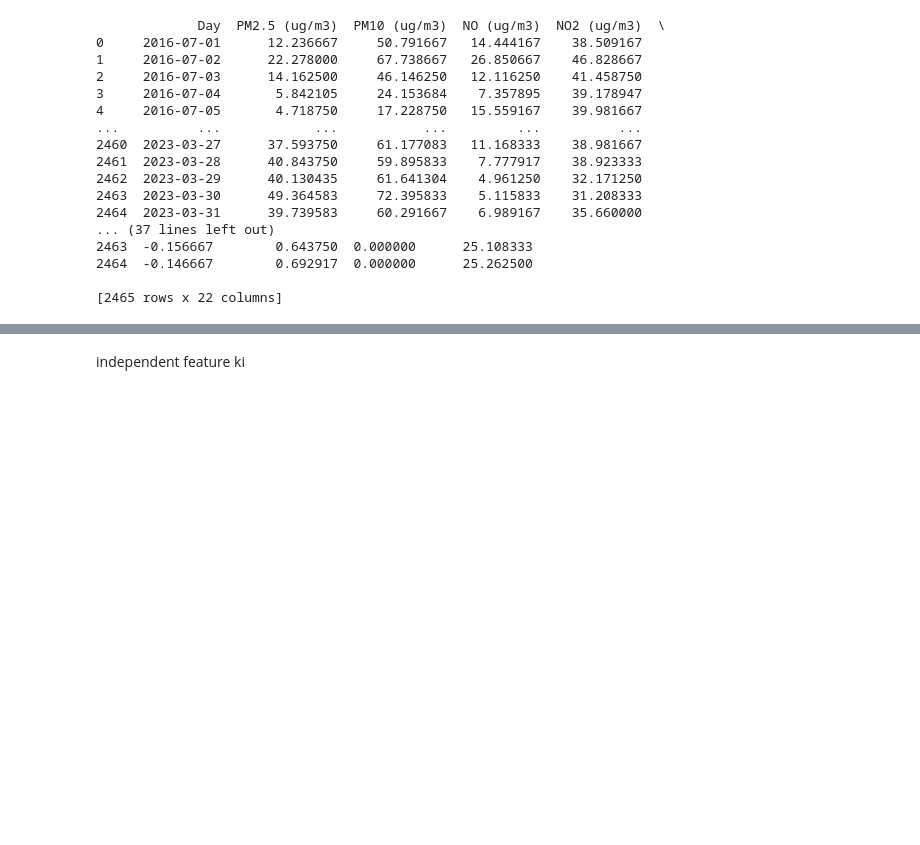
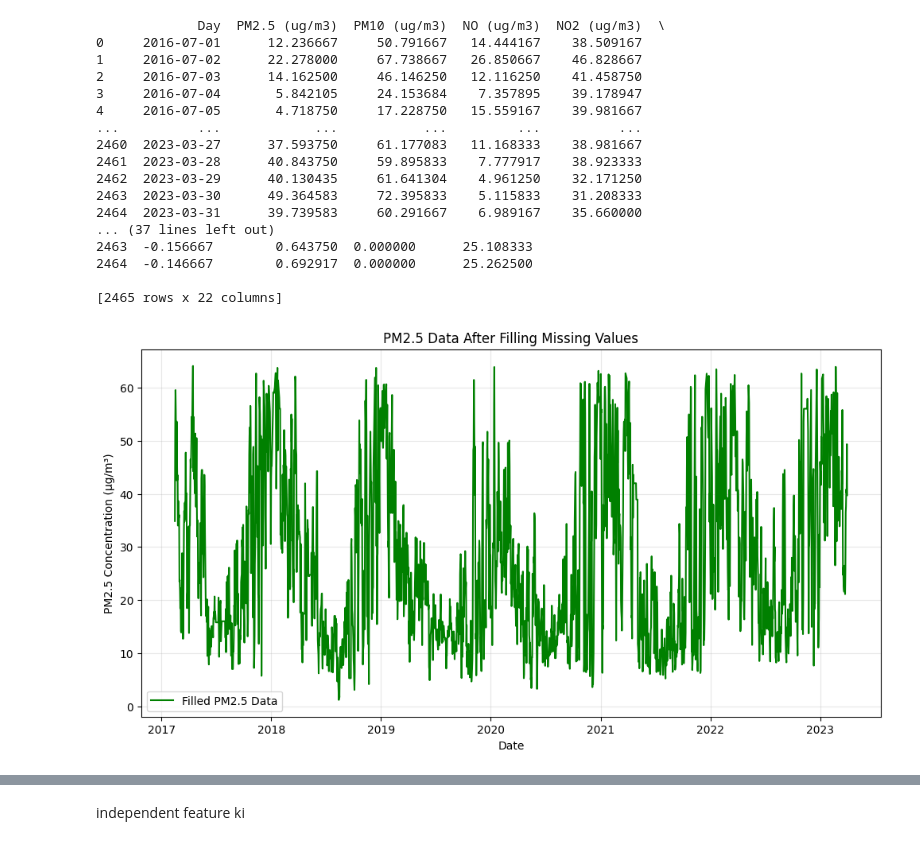
Before and after one commit to akhileshmanukonda/Air-quality-project-, a Jupyter notebook: Data_science_project.ipynb, the cells around one changed output, grey strips where cells are left out. Cells and saved outputs as stored; diff of their text form; code cells hidden in the pictures; blank space fills up the shorter version.

```diff
--- a/Data_science_project.ipynb
+++ b/Data_science_project.ipynb
@@ -72,6 +74,20 @@ print(daily_report)
 2464  -0.146667        0.692917  0.000000      25.262500
 
 [2465 rows x 22 columns]
+# %%
+daily_report.fillna(method='ffill', inplace=True)
+# %%
+filled_data = daily_report['PM2.5 (ug/m3)'].interpolate()  # Replace with your method
+plt.figure(figsize=(12, 6))
+plt.plot(daily_report['Day'], filled_data, label='Filled PM2.5 Data', color='green')
+plt.title('PM2.5 Data After Filling Missing Values')
+plt.xlabel('Date')
+plt.ylabel('PM2.5 Concentration (µg/m³)')
+plt.legend()
+plt.grid(alpha=0.3)
+plt.show()
+# %% [output]
+[figure, added]
 # %%
 #remove  outliers
 daily_report = daily_report[daily_report['PM2.5 (ug/m3)'] < daily_report\
```
Also changed, not shown: parts of 47 cells of this notebook.
